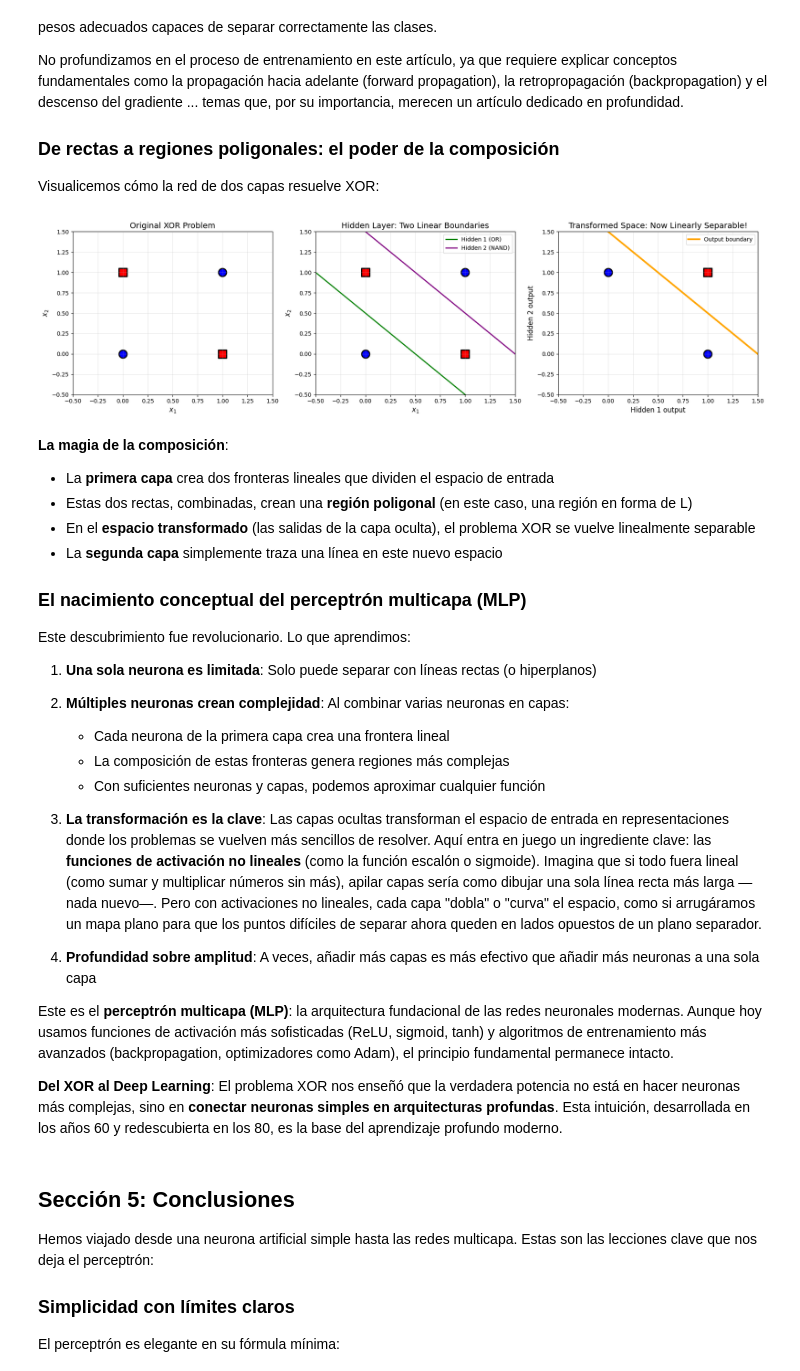
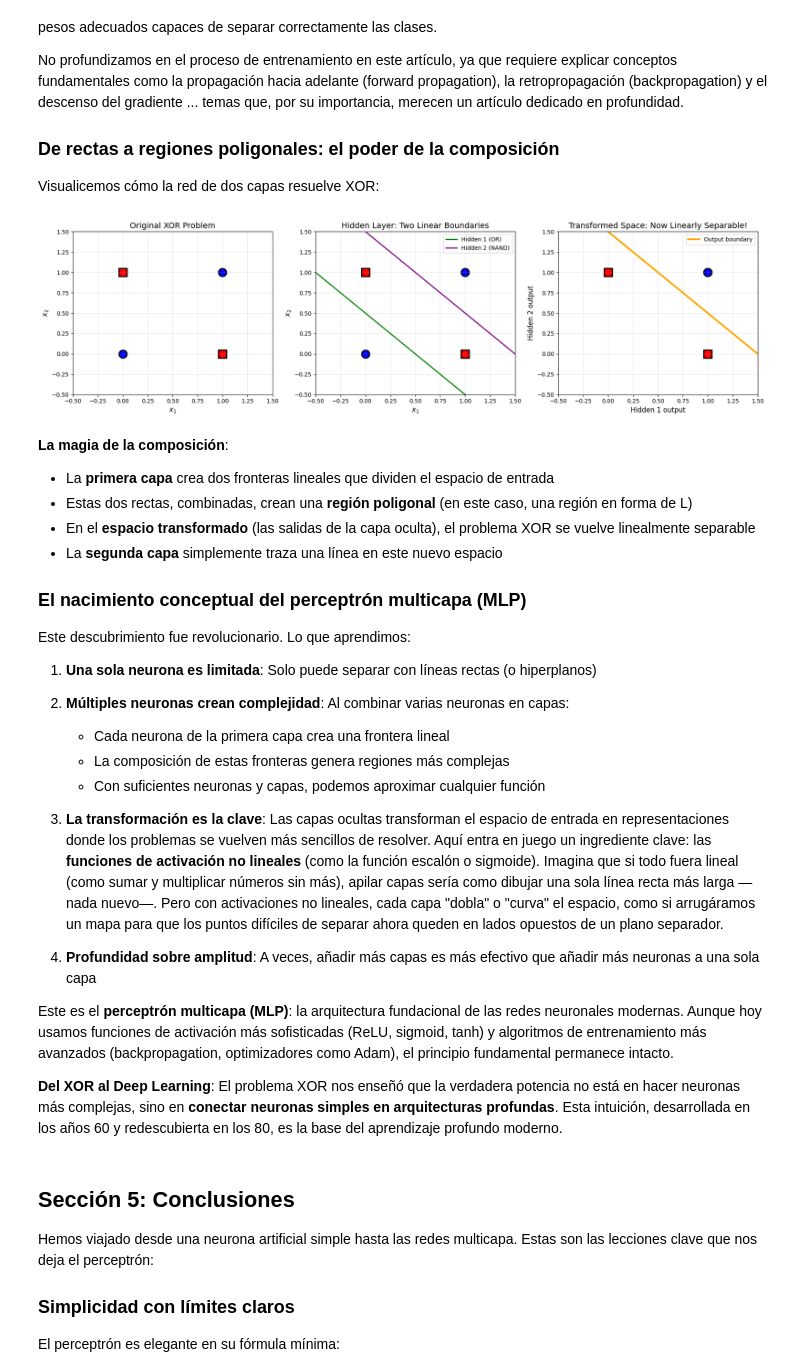
Before and after one commit to financieras/articulos, a Jupyter notebook: El_perceptron.ipynb, the cells around one changed output. Cells and saved outputs as stored; diff of their text form; code cells hidden in the pictures.

```diff
--- a/El_perceptron.ipynb
+++ b/El_perceptron.ipynb
@@ -771,36 +773,36 @@ ax2.set_ylim(-0.5, 1.5)
 # Transformed space (hidden layer outputs)
 ax3 = axes[2]
 hidden_outputs = []
 for x in X_xor:
     h1 = network.hidden1.predict(x)
     h2 = network.hidden2.predict(x)
     hidden_outputs.append([h1, h2])
 
 hidden_outputs = np.array(hidden_outputs)
 
 for i, (h, y_true) in enumerate(zip(hidden_outputs, y_xor)):
-    color = 'blue' if y_true == 0 else 'red'
-    marker = 'o' if y_true == 0 else 's'
+    color = 'red' if y_true == 0 else 'blue'
+    marker = 's' if y_true == 0 else 'o'
     ax3.scatter(h[0], h[1], c=color, s=200, marker=marker,
                edgecolors='k', linewidth=2)
 
 # Output layer decision boundary in transformed space
 h1_vals = np.linspace(-0.5, 1.5, 100)
 h2_vals = -(network.output.weights[0] * h1_vals + network.output.bias) / network.output.weights[1]
 ax3.plot(h1_vals, h2_vals, 'orange', linewidth=3, label='Output boundary')
 
 ax3.set_xlabel('Hidden 1 output', fontsize=12)
 ax3.set_ylabel('Hidden 2 output', fontsize=12)
 ax3.set_title('Transformed Space: Now Linearly Separable!', fontsize=14)
 ax3.legend()
 ax3.grid(True, alpha=0.3)
 ax3.set_xlim(-0.5, 1.5)
 ax3.set_ylim(-0.5, 1.5)
 
 plt.tight_layout()
 plt.show()
 # %% [output]
-[figure, old version]
+[figure, new version]
 # %% [markdown]
 **La magia de la composición**:
 - La **primera capa** crea dos fronteras lineales que dividen el espacio de entrada
@@ -819,7 +821,7 @@ Este descubrimiento fue revolucionario. Lo que aprendimos:
    - La composición de estas fronteras genera regiones más complejas
    - Con suficientes neuronas y capas, podemos aproximar cualquier función
 
-3. **La transformación es la clave**: Las capas ocultas transforman el espacio de entrada en representaciones donde los problemas se vuelven más sencillos de resolver. Aquí entra en juego un ingrediente clave: las **funciones de activación no lineales** (como la función escalón o sigmoide). Imagina que si todo fuera lineal (como sumar y multiplicar números sin más), apilar capas sería como dibujar una sola línea recta más larga —nada nuevo—. Pero con activaciones no lineales, cada capa "dobla" o "curva" el espacio, como si arrugáramos un mapa plano para que los puntos difíciles de separar ahora queden en lados opuestos de un plano separador.
+3. **La transformación es la clave**: Las capas ocultas transforman el espacio de entrada en representaciones donde los problemas se vuelven más sencillos de resolver. Aquí entra en juego un ingrediente clave: las **funciones de activación no lineales** (como la función escalón o sigmoide). Imagina que si todo fuera lineal (como sumar y multiplicar números sin más), apilar capas sería como dibujar una sola línea recta más larga —nada nuevo—. Pero con activaciones no lineales, cada capa "dobla" o "curva" el espacio, como si arrugáramos un mapa para que los puntos difíciles de separar ahora queden en lados opuestos de un plano separador.
 
 4. **Profundidad sobre amplitud**: A veces, añadir más capas es más efectivo que añadir más neuronas a una sola capa
 
```
Also changed, not shown: parts of 6 cells of this notebook.
